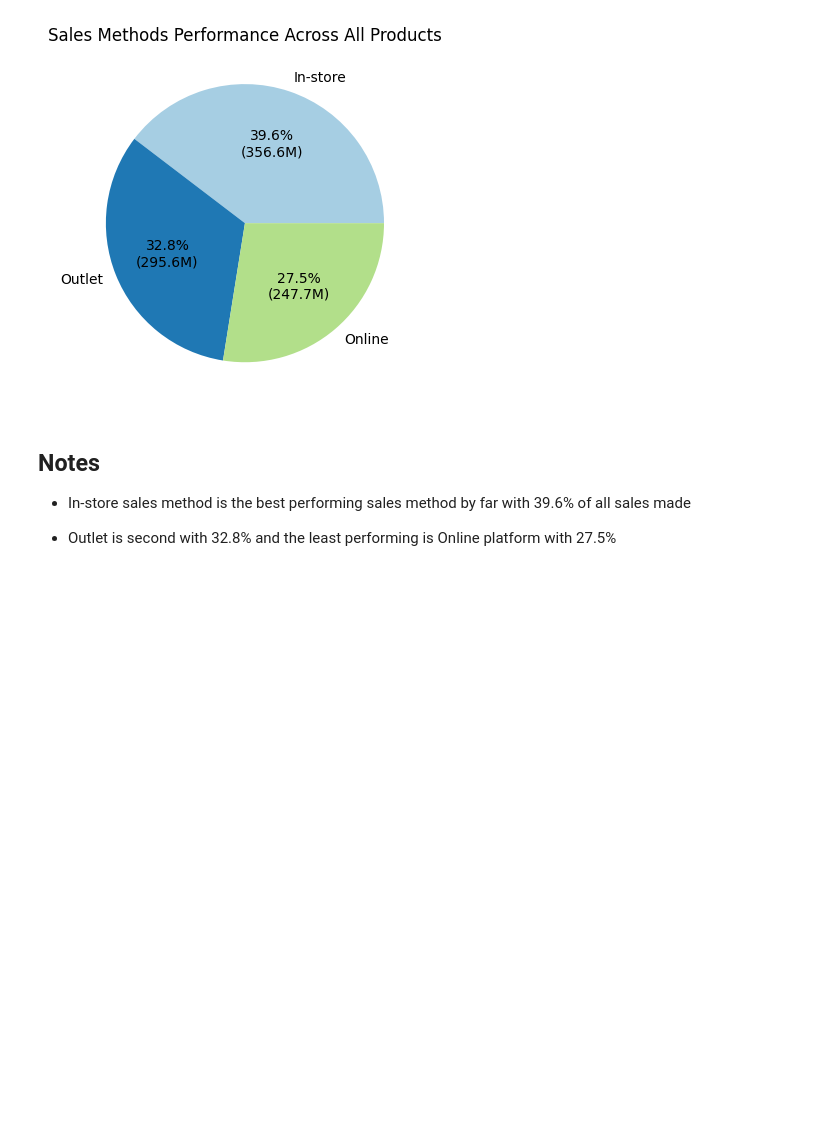
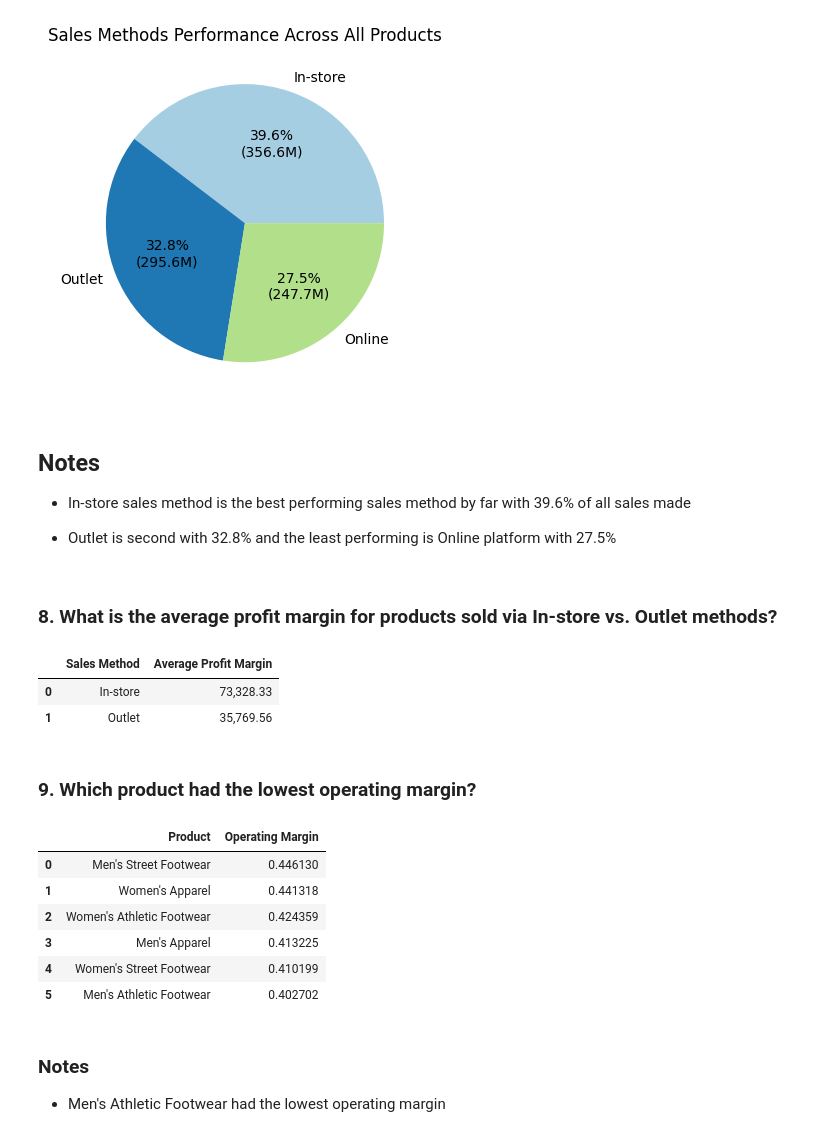
Before and after one commit to murithidenisgitobu/Adidas-Sales-Analysis-Across-the-US, a Jupyter notebook: Jupyter Notebook/adidas_notebook.ipynb, the cells around one changed output. Drawn from its saved outputs; the diff is of its cells as text; code cells hidden in the pictures; blank space fills up the shorter version.

```diff
--- a/Jupyter Notebook/adidas_notebook.ipynb
+++ b/Jupyter Notebook/adidas_notebook.ipynb
@@ -918,3 +918,47 @@ plt.show()
 - In-store sales method is the best performing sales method by far with 39.6% of all sales made
 
 - Outlet is second with 32.8% and the least performing is Online platform with 27.5%
+# %% [markdown]
+### 8. What is the average profit margin for products sold via In-store vs. Outlet methods?
+# %%
+# Filter out 'Online' sales method
+out_let_in_store_data = data[data["Sales Method"] != "Online"]
+
+# Group by Sales Method, then calculate total profit and count of sales
+avg_profit_margin = (out_let_in_store_data
+    .groupby("Sales Method")["Operating Profit"]
+    .agg(["sum", "count"])
+    .assign(Average_Profit_Margin=lambda df: df["sum"] / df["count"])
+    .reset_index()
+    .loc[:, ["Sales Method", "Average_Profit_Margin"]]
+    .rename(columns={"Average_Profit_Margin": "Average Profit Margin"})
+    .style.format({"Average Profit Margin": "{:,.2f}"}))
+
+avg_profit_margin
+# %% [output]
+|  | Sales Method | Average Profit Margin |
+| 0 | In-store | 73,328.33 |
+| 1 | Outlet | 35,769.56 |
+# %% [markdown]
+### 9. Which product had the lowest operating margin?
+# %%
+# Group data by products
+data_prods = (data.groupby("Product")["Operating Margin"]
+              .mean()
+              .reset_index()
+              .sort_values(by="Operating Margin", ascending=False)
+              .reset_index(drop=True))
+
+data_prods
+# %% [output]
+|  | Product | Operating Margin |
+| 0 | Men's Street Footwear | 0.446130 |
+| 1 | Women's Apparel | 0.441318 |
+| 2 | Women's Athletic Footwear | 0.424359 |
+| 3 | Men's Apparel | 0.413225 |
+| 4 | Women's Street Footwear | 0.410199 |
+| 5 | Men's Athletic Footwear | 0.402702 |
+# %% [markdown]
+### Notes
+
+- Men's Athletic Footwear had the lowest operating margin
```
